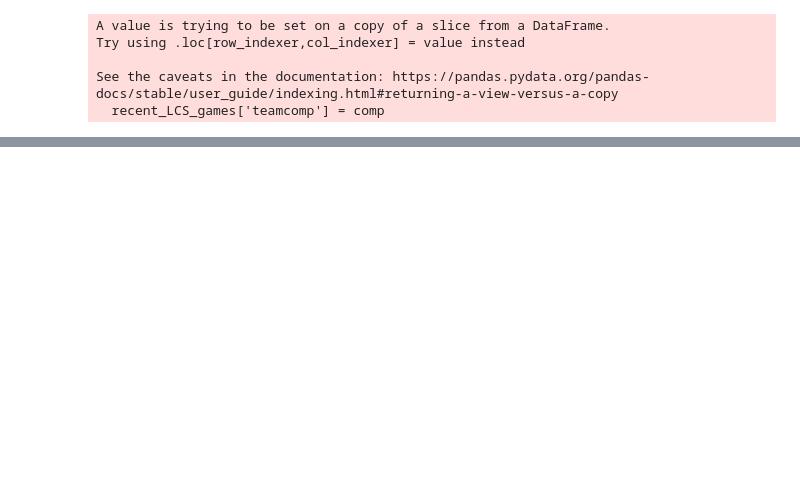
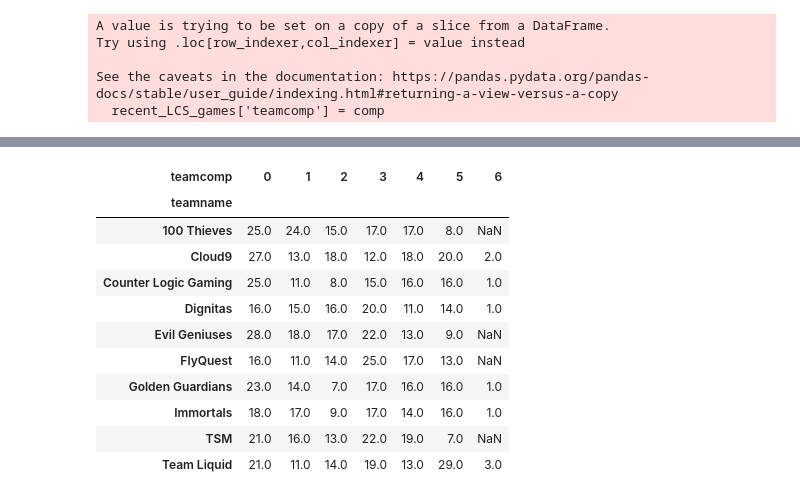
Before and after one commit to alexLez/lol-draft-analysis, a Jupyter notebook: final_model_analysis.ipynb, the cells around one changed output, grey strips where cells are left out. Cells and saved outputs as stored; diff of their text form; code cells hidden in the pictures; blank space fills up the shorter version.

```diff
--- a/final_model_analysis.ipynb
+++ b/final_model_analysis.ipynb
@@ -99,0 +124,16 @@ df.head(10).sort_values("diff")
+# %%
+tc_games = recent_LCS_games.groupby("teamname", as_index=True)["teamcomp"].value_counts().to_frame("tc_count").reset_index()   #["teamcomp"].value_counts()
+tc_games.pivot(index="teamname", columns="teamcomp", values="tc_count")
+# %% [output]
+| teamcomp | 0 | 1 | 2 | 3 | 4 | 5 | 6 |
+| teamname |  |  |  |  |  |  |  |
+| 100 Thieves | 25.0 | 24.0 | 15.0 | 17.0 | 17.0 | 8.0 | NaN |
+| Cloud9 | 27.0 | 13.0 | 18.0 | 12.0 | 18.0 | 20.0 | 2.0 |
+| Counter Logic Gaming | 25.0 | 11.0 | 8.0 | 15.0 | 16.0 | 16.0 | 1.0 |
+| Dignitas | 16.0 | 15.0 | 16.0 | 20.0 | 11.0 | 14.0 | 1.0 |
+| Evil Geniuses | 28.0 | 18.0 | 17.0 | 22.0 | 13.0 | 9.0 | NaN |
+| FlyQuest | 16.0 | 11.0 | 14.0 | 25.0 | 17.0 | 13.0 | NaN |
+| Golden Guardians | 23.0 | 14.0 | 7.0 | 17.0 | 16.0 | 16.0 | 1.0 |
+| Immortals | 18.0 | 17.0 | 9.0 | 17.0 | 14.0 | 16.0 | 1.0 |
+| TSM | 21.0 | 16.0 | 13.0 | 22.0 | 19.0 | 7.0 | NaN |
+| Team Liquid | 21.0 | 11.0 | 14.0 | 19.0 | 13.0 | 29.0 | 3.0 |
```
Also changed, not shown: parts of 4 cells of this notebook.
